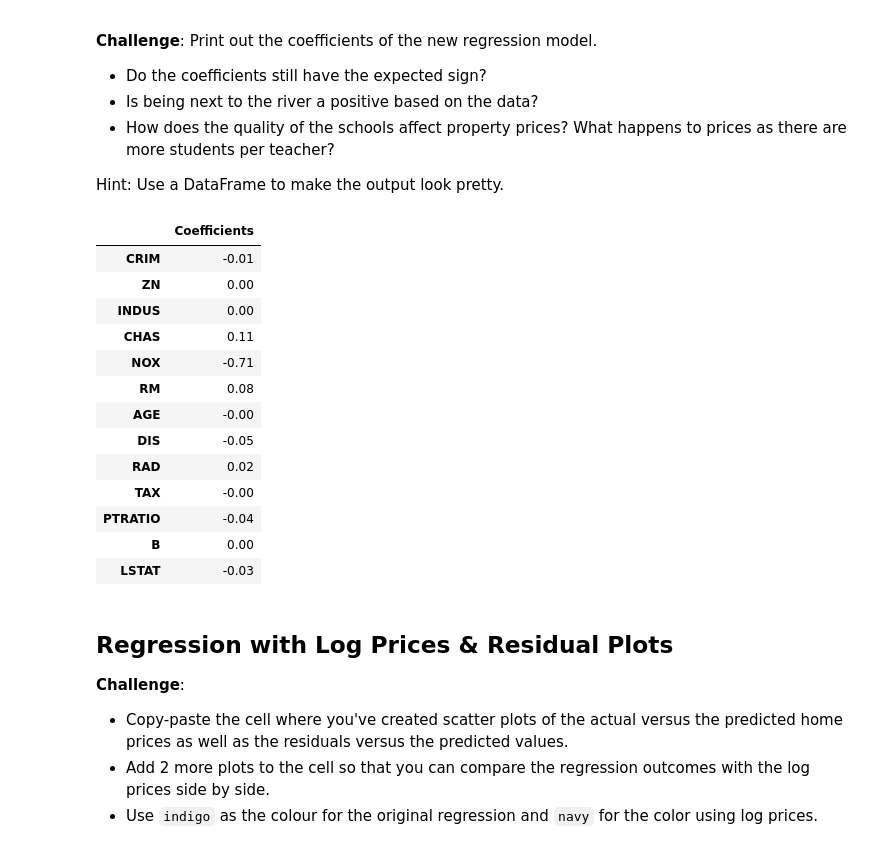
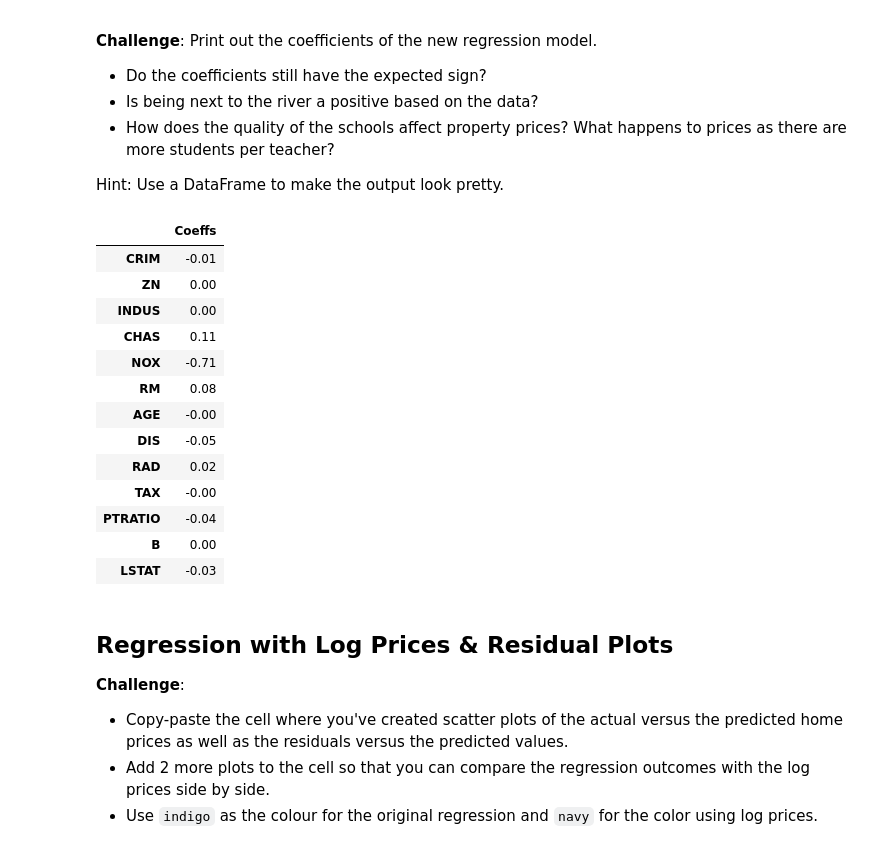
Before and after one commit to DamiTheCraftyPythonista/Data-Analysis-example-project-Property-Valuation-model, a Jupyter notebook: Multivariable_Regression_and_Valuation_Model_(start).ipynb, the cells around one changed output. Saved outputs shown, nothing was run; the diff lists cells and outputs as text; code cells hidden in the pictures.

```diff
--- a/Multivariable_Regression_and_Valuation_Model_(start).ipynb
+++ b/Multivariable_Regression_and_Valuation_Model_(start).ipynb
@@ -584,15 +584,15 @@ $$ \log (PR \hat ICE) = \theta _0 + \theta _1 RM + \theta _2 NOX + \theta_3 DIS
 log_target = data.LOG_PRICE
 log_features = data.drop(['PRICE', 'LOG_PRICE'], axis=1)
 
-X_train, X_test, y_train, y_test = train_test_split(log_features,
+log_X_train, log_X_test, log_y_train, log_y_test = train_test_split(log_features,
                                                     log_target,
                                                     test_size=0.2,
                                                     random_state=100)
 # %%
 log_regression = LinearRegression()
 
-log_regression.fit(X_train, y_train)
-log_rsquared = log_regression.score(X_test, y_test)
+log_regression.fit(log_X_train, log_y_train)
+log_rsquared = log_regression.score(log_X_train, log_y_train)
 
 print(round(log_rsquared, 4))
 # %% [output]
@@ -628,11 +628,11 @@ Name: LOG_PRICE, Length: 404, dtype: float64
 
 Hint: Use a DataFrame to make the output look pretty.
 # %%
-df_coef0 = pd.DataFrame(regr0.coef_, index=features0.columns)
-df_coef0.rename(columns={0: 'Coefficients'}, inplace=True)
-df_coef0
+log_coeffs = pd.DataFrame(log_regression.coef_, index=log_features.columns)
+log_coeffs.rename(columns={0: 'Coeffs'}, inplace=True)
+log_coeffs
 # %% [output]
-|  | Coefficients |
+|  | Coeffs |
 | CRIM | -0.01 |
 | ZN | 0.00 |
 | INDUS | 0.00 |
```
Also changed, not shown: parts of 10 cells of this notebook.
